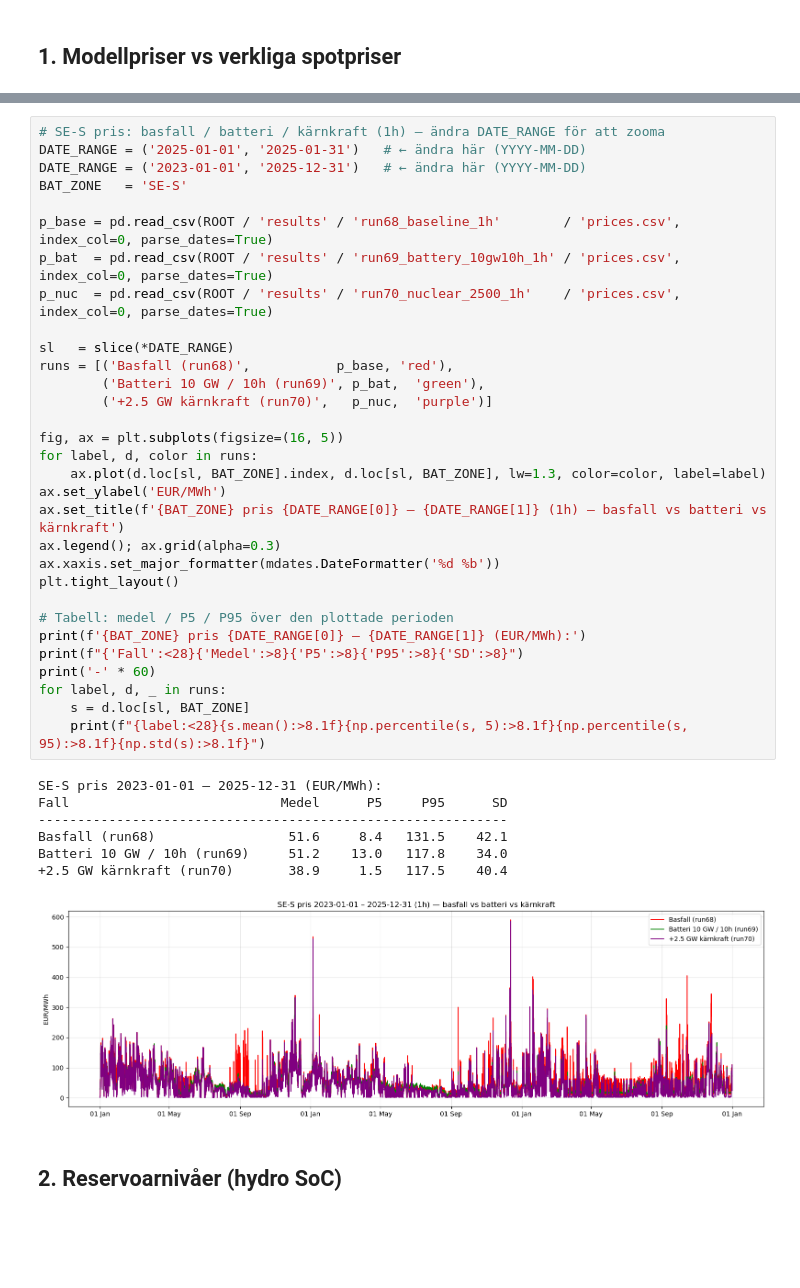
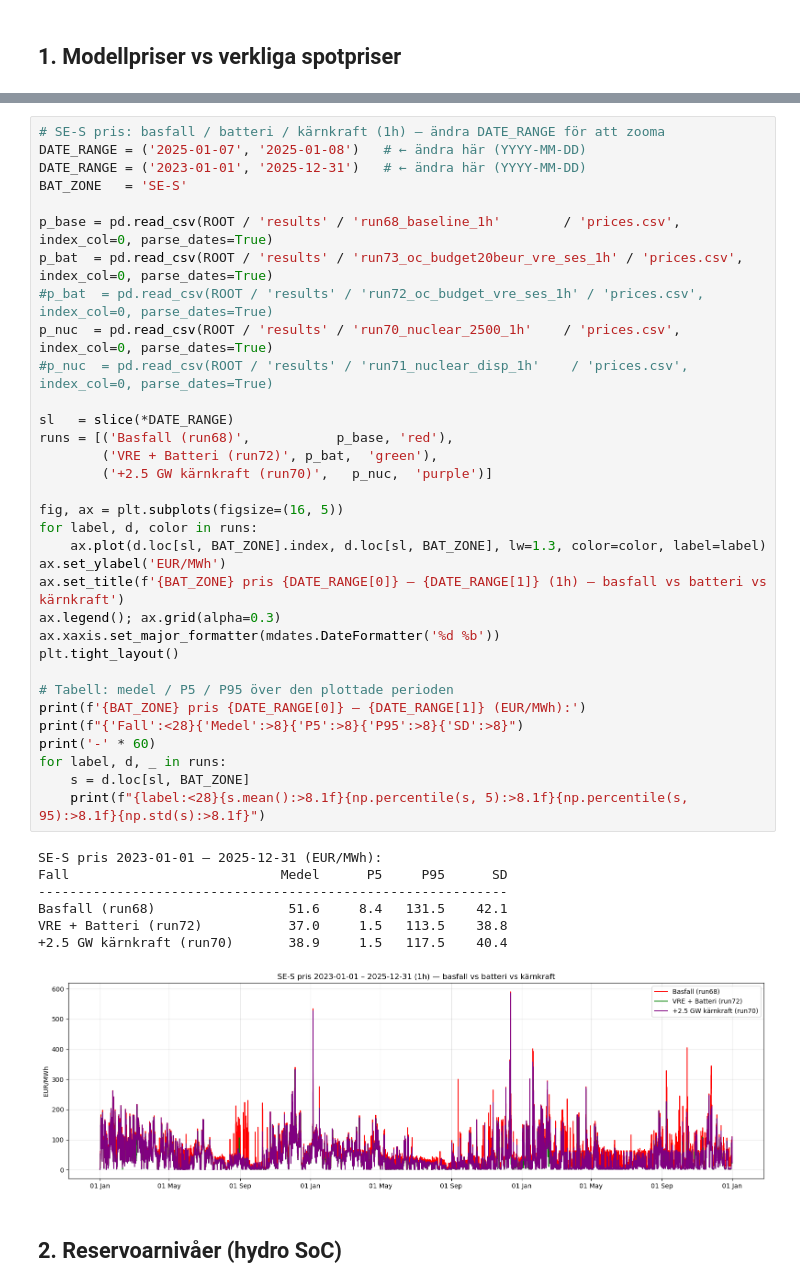
Before and after one commit to beow/NordPSA, a Jupyter notebook: notebooks/explore_results.ipynb, the cells around one changed output, grey strips where cells are left out. Drawn from its saved outputs; the diff is of its cells as text; blank space fills up the shorter version.

```diff
--- a/notebooks/explore_results.ipynb
+++ b/notebooks/explore_results.ipynb
@@ -158,42 +158,44 @@ Bias = medel(modell - faktiskt), tecken = riktning. RMSE = typisk felstorlek tim
 # %%
 # SE-S pris: basfall / batteri / kärnkraft (1h) — ändra DATE_RANGE för att zooma
-DATE_RANGE = ('2025-01-01', '2025-01-31')   # ← ändra här (YYYY-MM-DD)
+DATE_RANGE = ('2025-01-07', '2025-01-08')   # ← ändra här (YYYY-MM-DD)
 DATE_RANGE = ('2023-01-01', '2025-12-31')   # ← ändra här (YYYY-MM-DD)
 BAT_ZONE   = 'SE-S'
 
 p_base = pd.read_csv(ROOT / 'results' / 'run68_baseline_1h'        / 'prices.csv', index_col=0, parse_dates=True)
-p_bat  = pd.read_csv(ROOT / 'results' / 'run69_battery_10gw10h_1h' / 'prices.csv', index_col=0, parse_dates=True)
+p_bat  = pd.read_csv(ROOT / 'results' / 'run73_oc_budget20beur_vre_ses_1h' / 'prices.csv', index_col=0, parse_dates=True)
+#p_bat  = pd.read_csv(ROOT / 'results' / 'run72_oc_budget_vre_ses_1h' / 'prices.csv', index_col=0, parse_dates=True)
 p_nuc  = pd.read_csv(ROOT / 'results' / 'run70_nuclear_2500_1h'    / 'prices.csv', index_col=0, parse_dates=True)
+#p_nuc  = pd.read_csv(ROOT / 'results' / 'run71_nuclear_disp_1h'    / 'prices.csv', index_col=0, parse_dates=True)
 
 sl   = slice(*DATE_RANGE)
 runs = [('Basfall (run68)',           p_base, 'red'),
-        ('Batteri 10 GW / 10h (run69)', p_bat,  'green'),
+        ('VRE + Batteri (run72)', p_bat,  'green'),
         ('+2.5 GW kärnkraft (run70)',   p_nuc,  'purple')]
 
 fig, ax = plt.subplots(figsize=(16, 5))
 for label, d, color in runs:
     ax.plot(d.loc[sl, BAT_ZONE].index, d.loc[sl, BAT_ZONE], lw=1.3, color=color, label=label)
 ax.set_ylabel('EUR/MWh')
 ax.set_title(f'{BAT_ZONE} pris {DATE_RANGE[0]} – {DATE_RANGE[1]} (1h) — basfall vs batteri vs kärnkraft')
 ax.legend(); ax.grid(alpha=0.3)
 ax.xaxis.set_major_formatter(mdates.DateFormatter('%d %b'))
 plt.tight_layout()
 
 # Tabell: medel / P5 / P95 över den plottade perioden
 print(f'{BAT_ZONE} pris {DATE_RANGE[0]} – {DATE_RANGE[1]} (EUR/MWh):')
 print(f"{'Fall':<28}{'Medel':>8}{'P5':>8}{'P95':>8}{'SD':>8}")
 print('-' * 60)
 for label, d, _ in runs:
     s = d.loc[sl, BAT_ZONE]
     print(f"{label:<28}{s.mean():>8.1f}{np.percentile(s, 5):>8.1f}{np.percentile(s, 95):>8.1f}{np.std(s):>8.1f}")
 # %% [output]
 SE-S pris 2023-01-01 – 2025-12-31 (EUR/MWh):
 Fall                           Medel      P5     P95      SD
 ------------------------------------------------------------
 Basfall (run68)                 51.6     8.4   131.5    42.1
-Batteri 10 GW / 10h (run69)     51.2    13.0   117.8    34.0
+VRE + Batteri (run72)           37.0     1.5   113.5    38.8
 +2.5 GW kärnkraft (run70)       38.9     1.5   117.5    40.4
-[figure, old version]
+[figure, new version]
 # %% [markdown]
 ## 2. Reservoarnivåer (hydro SoC)
 # %%
```
Also changed, not shown: parts of 14 cells of this notebook.
